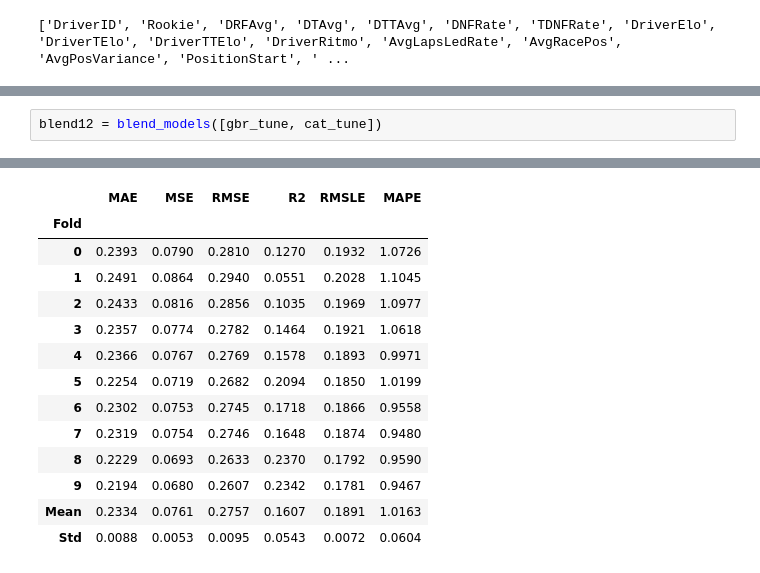
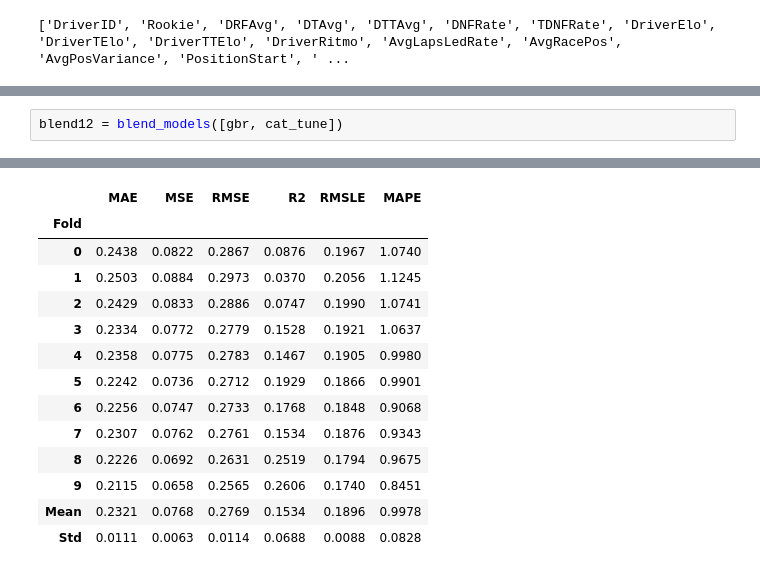
Before and after one commit to Lemaque14/Sports-Prediction-System, a Jupyter notebook: IndyCar/MLModel_IndyCar.ipynb, the cells around one changed output, grey strips where cells are left out. Drawn from its saved outputs; the diff is of its cells as text.

```diff
--- a/IndyCar/MLModel_IndyCar.ipynb
+++ b/IndyCar/MLModel_IndyCar.ipynb
@@ -1059,23 +1084,23 @@ newpred = predict_model(blend11_tune, data=data_unseen)
 [LightGBM] [Warning] bagging_fraction is set=0.7, subsample=1.0 will be ignored. Current value: bagging_fraction=0.7
 [LightGBM] [Warning] bagging_freq is set=6, subsample_freq=0 will be ignored. Current value: bagging_freq=6
 # %%
-blend12 = blend_models([gbr_tune, cat_tune])
+blend12 = blend_models([gbr, cat_tune])
 # %% [output]
 [interactive output not drawn]
 |  | MAE | MSE | RMSE | R2 | RMSLE | MAPE |
 | Fold |  |  |  |  |  |  |
-| 0 | 0.2393 | 0.0790 | 0.2810 | 0.1270 | 0.1932 | 1.0726 |
-| 1 | 0.2491 | 0.0864 | 0.2940 | 0.0551 | 0.2028 | 1.1045 |
-| 2 | 0.2433 | 0.0816 | 0.2856 | 0.1035 | 0.1969 | 1.0977 |
-| 3 | 0.2357 | 0.0774 | 0.2782 | 0.1464 | 0.1921 | 1.0618 |
-| 4 | 0.2366 | 0.0767 | 0.2769 | 0.1578 | 0.1893 | 0.9971 |
-| 5 | 0.2254 | 0.0719 | 0.2682 | 0.2094 | 0.1850 | 1.0199 |
-| 6 | 0.2302 | 0.0753 | 0.2745 | 0.1718 | 0.1866 | 0.9558 |
-| 7 | 0.2319 | 0.0754 | 0.2746 | 0.1648 | 0.1874 | 0.9480 |
-| 8 | 0.2229 | 0.0693 | 0.2633 | 0.2370 | 0.1792 | 0.9590 |
-| 9 | 0.2194 | 0.0680 | 0.2607 | 0.2342 | 0.1781 | 0.9467 |
-| Mean | 0.2334 | 0.0761 | 0.2757 | 0.1607 | 0.1891 | 1.0163 |
-| Std | 0.0088 | 0.0053 | 0.0095 | 0.0543 | 0.0072 | 0.0604 |
+| 0 | 0.2438 | 0.0822 | 0.2867 | 0.0876 | 0.1967 | 1.0740 |
+| 1 | 0.2503 | 0.0884 | 0.2973 | 0.0370 | 0.2056 | 1.1245 |
+| 2 | 0.2429 | 0.0833 | 0.2886 | 0.0747 | 0.1990 | 1.0741 |
+| 3 | 0.2334 | 0.0772 | 0.2779 | 0.1528 | 0.1921 | 1.0637 |
+| 4 | 0.2358 | 0.0775 | 0.2783 | 0.1467 | 0.1905 | 0.9980 |
+| 5 | 0.2242 | 0.0736 | 0.2712 | 0.1929 | 0.1866 | 0.9901 |
+| 6 | 0.2256 | 0.0747 | 0.2733 | 0.1768 | 0.1848 | 0.9068 |
+| 7 | 0.2307 | 0.0762 | 0.2761 | 0.1534 | 0.1876 | 0.9343 |
+| 8 | 0.2226 | 0.0692 | 0.2631 | 0.2519 | 0.1794 | 0.9675 |
+| 9 | 0.2115 | 0.0658 | 0.2565 | 0.2606 | 0.1740 | 0.8451 |
+| Mean | 0.2321 | 0.0768 | 0.2769 | 0.1534 | 0.1896 | 0.9978 |
+| Std | 0.0111 | 0.0063 | 0.0114 | 0.0688 | 0.0088 | 0.0828 |
 [interactive output not drawn]
 # %%
 blend12_tune = tune_model(blend12)
```
Also changed, not shown: parts of 75 cells of this notebook, 6 other files.
